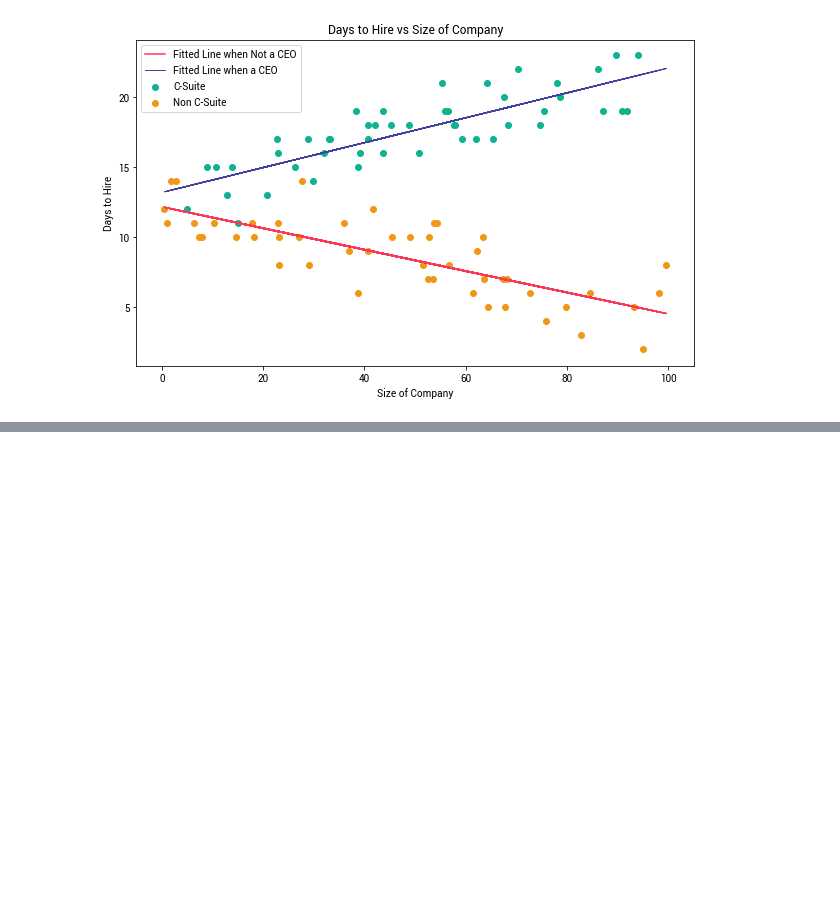
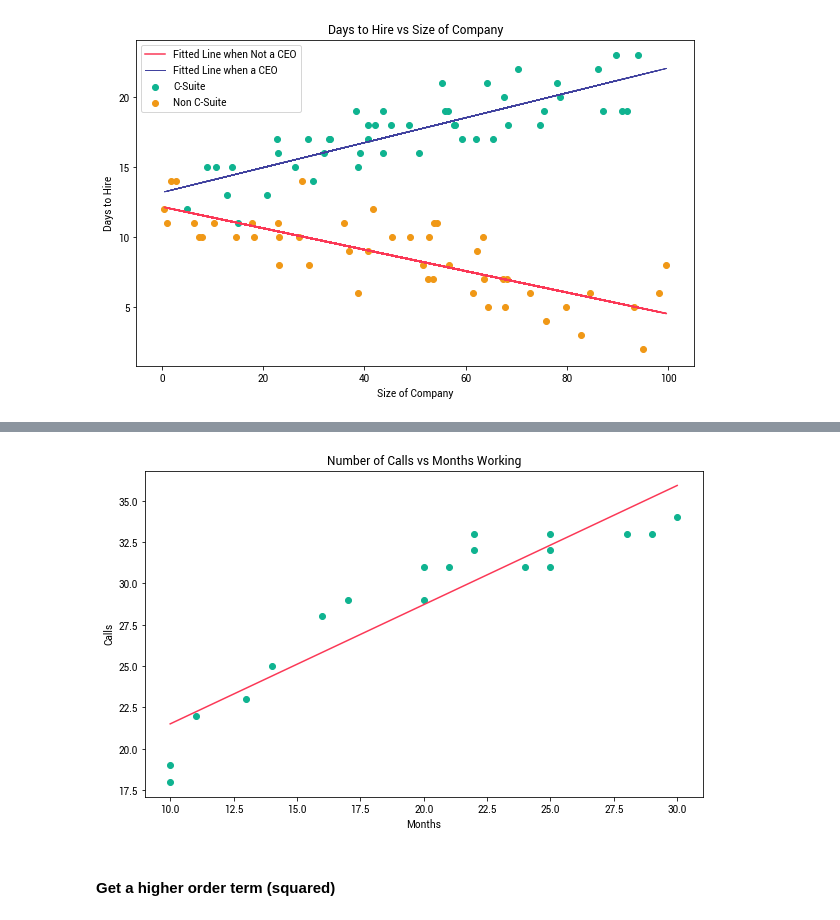
Before and after one commit to magtanggol03/dec130, a Jupyter notebook: notebooks/01 Regression Analysis.ipynb, the cells around one changed output, grey strips where cells are left out. Cells and saved outputs as stored; diff of their text form; code cells hidden in the pictures; blank space fills up the shorter version.

```diff
--- a/notebooks/01 Regression Analysis.ipynb
+++ b/notebooks/01 Regression Analysis.ipynb
@@ -404,0 +416,3 @@ tele_df
+# %%
+tele_model = sm.OLS(tele_df['Calls'], sm.add_constant(tele_df['Months'])).fit()
+tele_model.summary()
@@ -404,0 +437,12 @@ tele_df
+# %%
+plt.figure(figsize = (10, 6))
+plt.scatter(x =tele_df.Months, y = tele_df.Calls, color = col[2])
+pylab.plot(tele_df.Months, tele_df.Months*tele_model.params['Months'] + tele_model.params['const'], color = col[4])
+plt.xlabel('Months')
+plt.ylabel('Calls')
+plt.title('Number of Calls vs Months Working')
+plt.show()
+# %% [output]
+[figure, added]
+# %% [markdown]
+#### Get a higher order term (squared)
```
Also changed, not shown: parts of 32 cells of this notebook, 29 other files.
